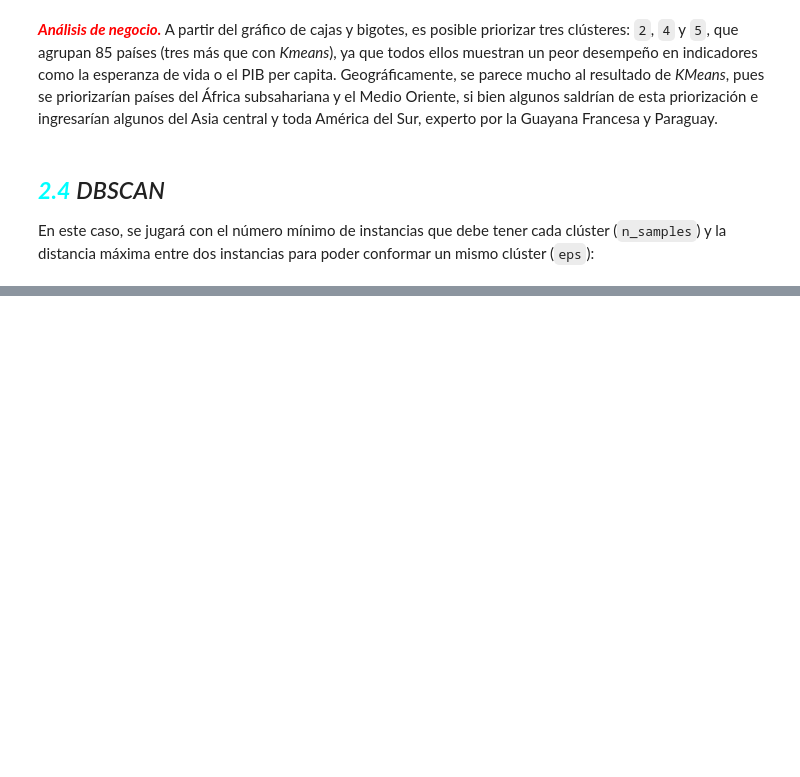
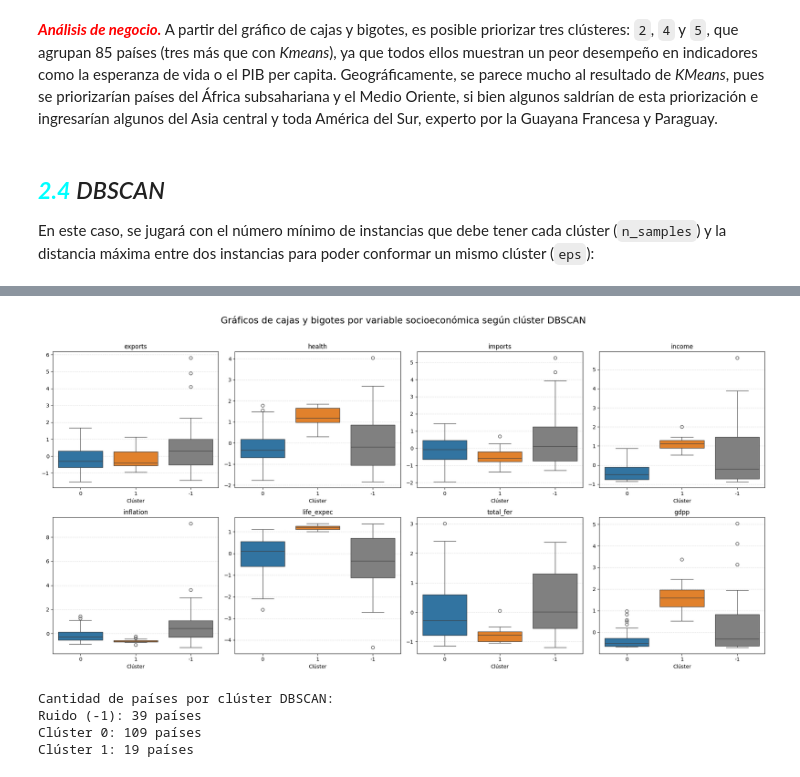
Before and after one commit to scuartasr/aprendmaq_entregable_3, a Jupyter notebook: Cuadernos/02_clusterizacion.ipynb, the cells around one changed output, grey strips where cells are left out. Cells and saved outputs as stored; diff of their text form; code cells hidden in the pictures; blank space fills up the shorter version.

```diff
--- a/Cuadernos/02_clusterizacion.ipynb
+++ b/Cuadernos/02_clusterizacion.ipynb
@@ -594,0 +667,46 @@ plt.show()
+# %%
+#
+# Gráfico de cajas y bigote para análisis
+result_reset = result.reset_index().rename(columns={'index': 'country'})
+result_reset['cluster'] = result_reset['cluster'].astype('category')
+result_reset['cluster'] = result_reset['cluster'].cat.set_categories([0, 1, -1])
+
+palette = {0: '#1f77b4', 1: '#ff7f0e', -1: 'grey'}
+variables = paises.columns.tolist()
+
+fig, axs = plt.subplots(2, 4, figsize=(20, 10))
+for i, var in enumerate(variables):
+    ax = axs[i // 4, i % 4]
+    sns.boxplot(
+        data=result_reset,
+        x='cluster',
+        y=var,
+        hue='cluster',
+        palette=palette,
+        legend=False,
+        ax=ax
+    )
+    ax.set_title(var)
+    ax.set_xlabel('Clúster')
+    ax.set_ylabel('')
+    ax.grid(True, axis='y', linestyle='--', alpha=0.4)
+    if ax.get_legend() is not None:
+        ax.get_legend().remove()
+fig.suptitle('Gráficos de cajas y bigotes por variable socioeconómica según clúster DBSCAN', fontsize=18)
+plt.tight_layout(rect=[0, 0, 1, 0.96])
+plt.show()
+# %% [output]
+[figure, added]
+# %%
+print("Cantidad de países por clúster DBSCAN:")
+counts = pd.Series(labels).value_counts().sort_index()
+for cl, n in counts.items():
+    if cl == -1:
+        print(f"Ruido (-1): {n} países")
+    else:
+        print(f"Clúster {cl}: {n} países")
+# %% [output]
+Cantidad de países por clúster DBSCAN:
+Ruido (-1): 39 países
+Clúster 0: 109 países
+Clúster 1: 19 países
```
Also changed, not shown: parts of 21 cells of this notebook.
